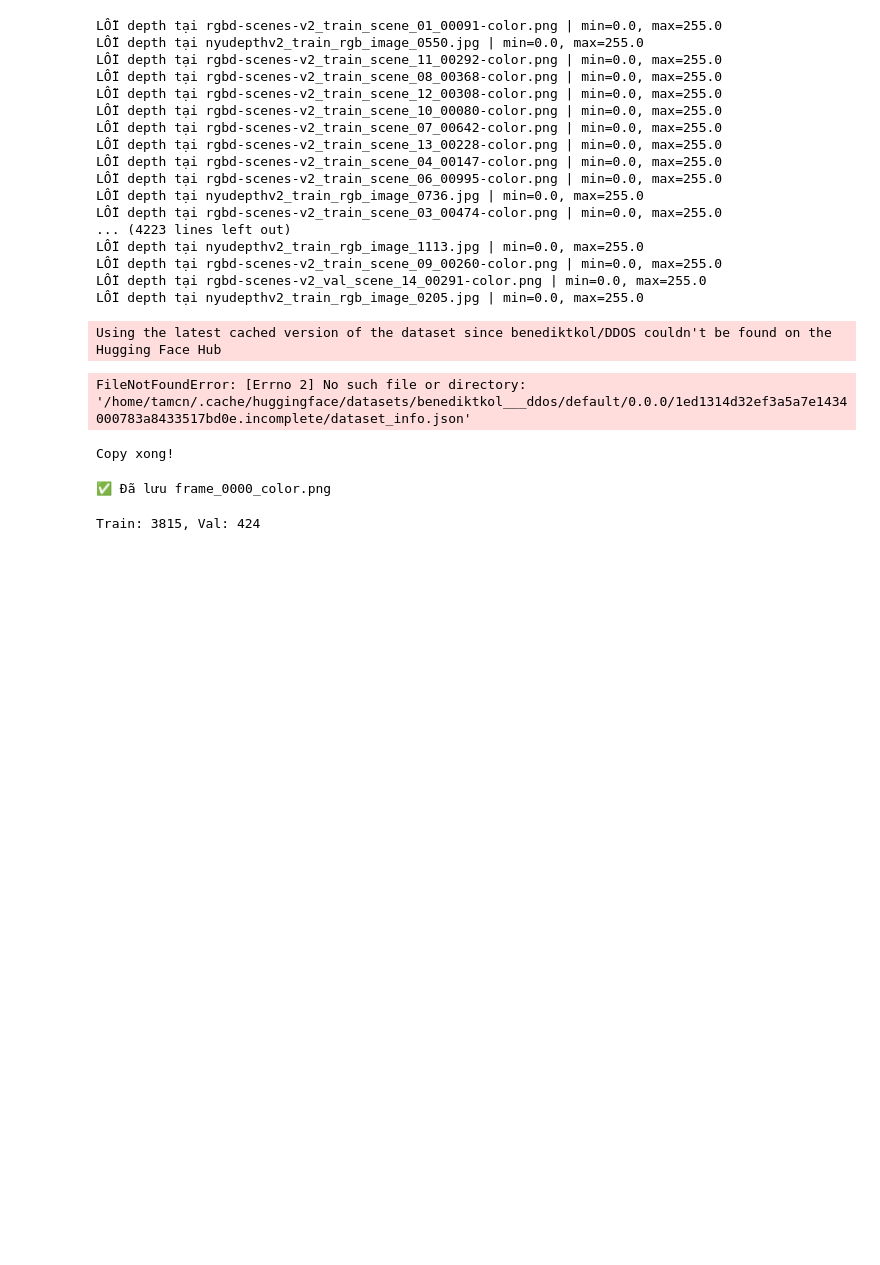
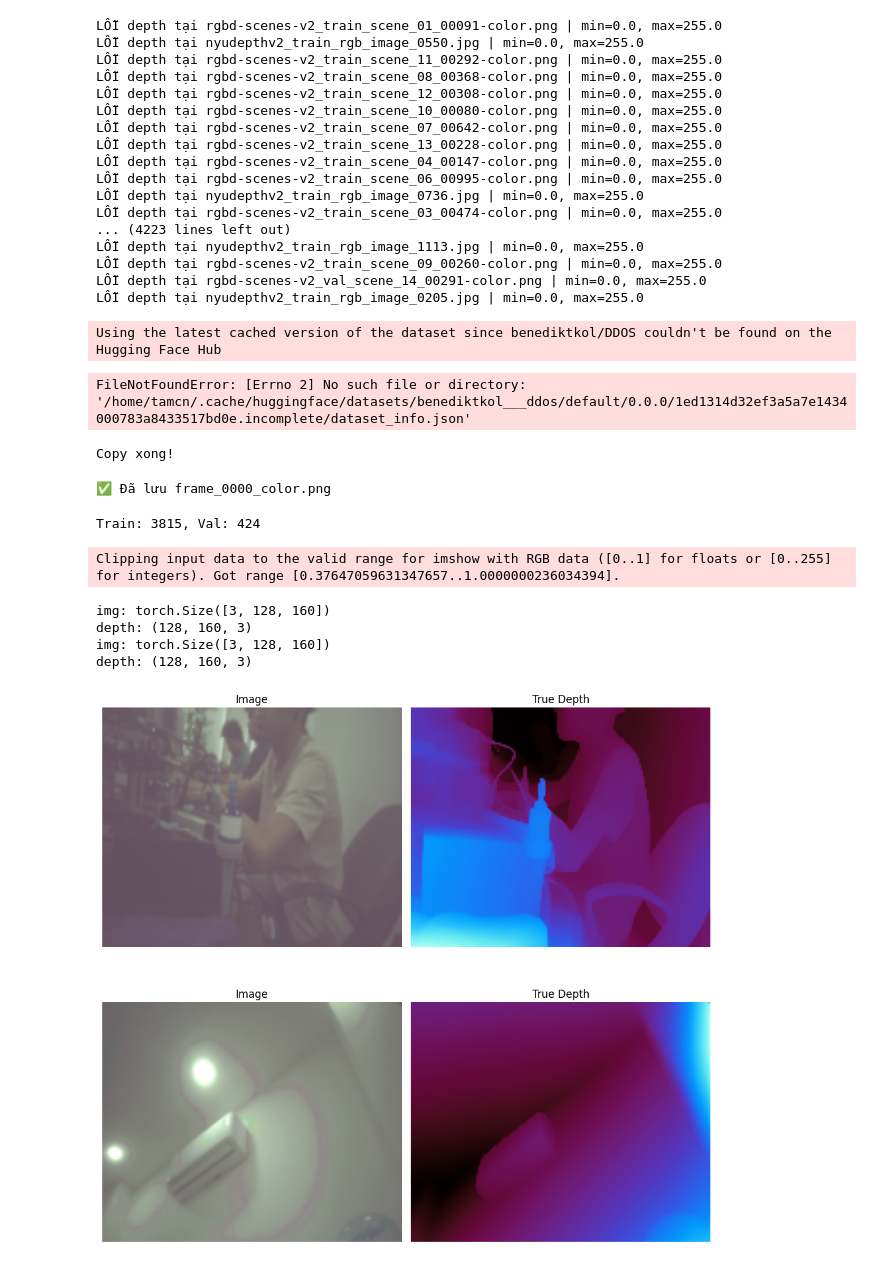
Before and after one commit to nctammhyp/kgl_src, a Jupyter notebook: test.ipynb, the cells around one changed output. Saved outputs shown, nothing was run; the diff lists cells and outputs as text; code cells hidden in the pictures; blank space fills up the shorter version.

Commit message:
add trainv5

```diff
--- a/test.ipynb
+++ b/test.ipynb
@@ -465,0 +472,41 @@ Train: 3815, Val: 424
+# %%
+num_images = 2
+
+fig, axes = plt.subplots(num_images, 2, figsize=(10, 5 * num_images))
+
+val_paths = dataloader_v5.get_image_label_pairs("/home/tamcn/Desktop/test_algorithm/deep_learning/hyp_dataset/hypdataset_v1/val")
+train_set = dataloader_v5.DepthDataset(val_paths, mode="val", size=(128, 160))
+
+for i in range(num_images):
+    idx = random.randint(0, len(train_set) - 1)  # chọn index ngẫu nhiên
+    # print(f"i index: {i}")
+    img, depth = train_set[idx]
+    depth = depth.numpy().squeeze()*255
+    depth = cv2.applyColorMap(depth.astype(np.uint8), cv2.COLORMAP_INFERNO)
+    # img, depth = sample['image'].numpy(), sample['depth'].numpy()
+
+    print(f"img: {img.shape}")
+    print(f"depth: {depth.shape}")
+
+    mean = np.array([0.485, 0.456, 0.406]).reshape((3, 1, 1))
+    std = np.array([0.229, 0.224, 0.225]).reshape((3, 1, 1))
+    img = img*std+mean
+
+    axes[i, 0].imshow(np.transpose(img, (1,2,0)))
+    axes[i, 0].set_title('Image')
+    axes[i, 0].axis('off')
+
+    im1 = axes[i, 1].imshow(depth, cmap='viridis', vmin=0)
+    axes[i, 1].set_title('True Depth')
+    axes[i, 1].axis('off')
+    # fig.colorbar(im1, ax=axes[i, 1])
+
+
+plt.tight_layout()
+# %% [output]
+Clipping input data to the valid range for imshow with RGB data ([0..1] for floats or [0..255] for integers). Got range [0.37647059631347657..1.0000000236034394].
+img: torch.Size([3, 128, 160])
+depth: (128, 160, 3)
+img: torch.Size([3, 128, 160])
+depth: (128, 160, 3)
+[figure, added]
```
Also changed, not shown: parts of 1 cell of this notebook, 3 other files.
